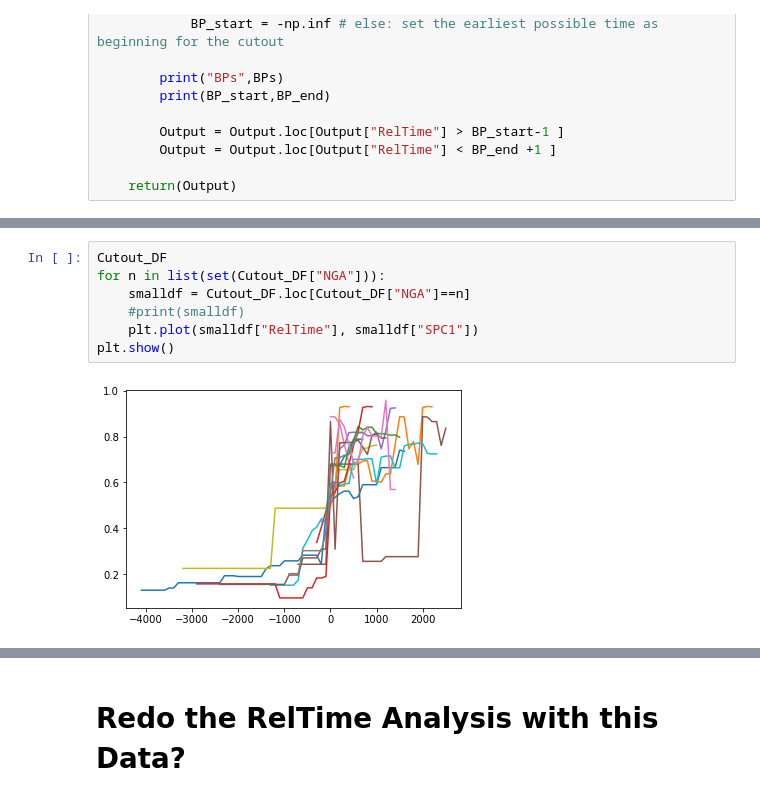
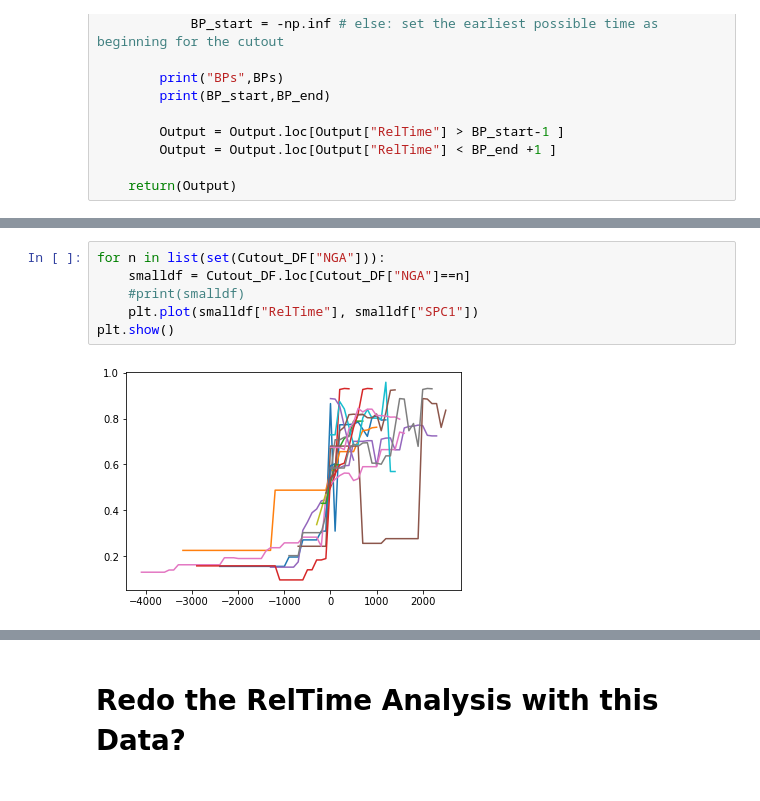
Before and after one commit to TobiasW1891/CSH_Project, a Jupyter notebook: Relationship to Previous Polity.ipynb, the cells around one changed output, grey strips where cells are left out. Saved outputs shown, nothing was run; the diff lists cells and outputs as text.

```diff
--- a/Relationship to Previous Polity.ipynb
+++ b/Relationship to Previous Polity.ipynb
@@ -410,11 +410,10 @@ Cutout_DF, Cutout_CCDF
 
  [365 rows x 12 columns])
 # %%
-Cutout_DF
 for n in list(set(Cutout_DF["NGA"])):
     smalldf = Cutout_DF.loc[Cutout_DF["NGA"]==n]
     #print(smalldf)
     plt.plot(smalldf["RelTime"], smalldf["SPC1"])
 plt.show()
 # %% [output]
-[figure, old version]
+[figure, new version]
```
Also changed, not shown: parts of 29 cells of this notebook, 1 other file.
